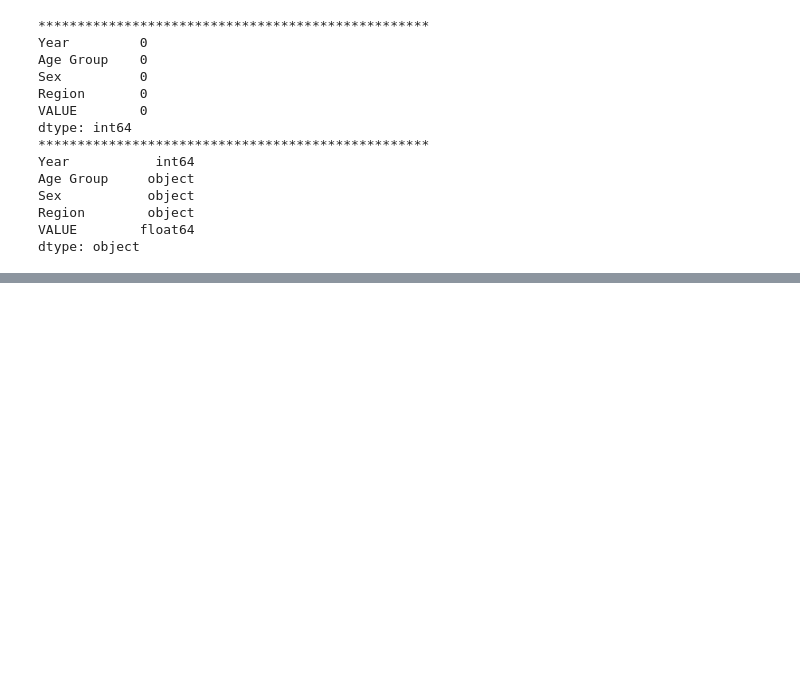
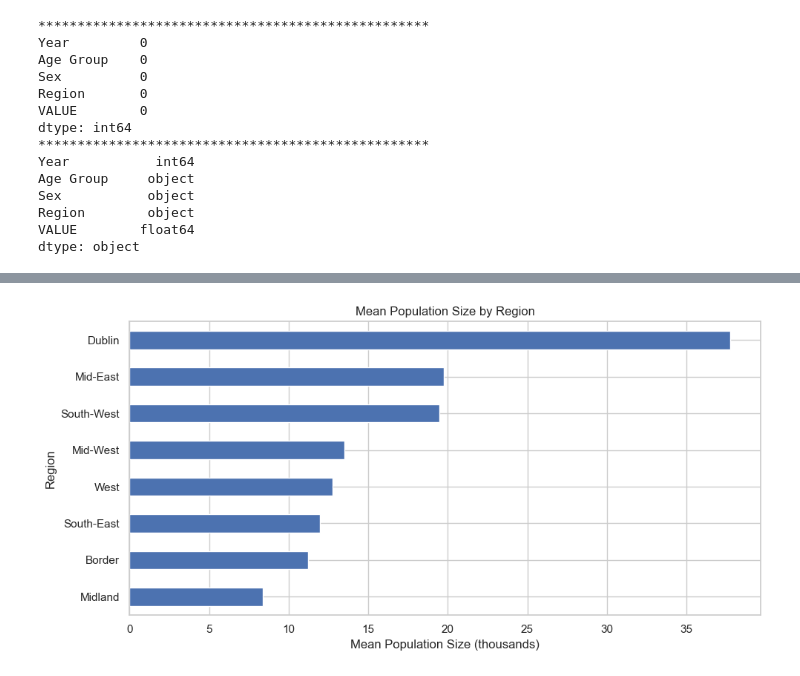
Before and after one commit to waseemmm737/Estimated_Population, a Jupyter notebook: main.ipynb, the cells around one changed output, grey strips where cells are left out. Saved outputs shown, nothing was run; the diff lists cells and outputs as text; code cells hidden in the pictures; blank space fills up the shorter version.

```diff
--- a/main.ipynb
+++ b/main.ipynb
@@ -331,0 +380,14 @@ dtype: object
+# %%
+# Calculate the mean population size by region and sort the values for better visualization
+mean_population = data_filtered.groupby('Region')['VALUE'].mean().sort_values()
+
+# Create a bar chart for mean population size by region
+plt.figure(figsize=(10, 5))
+mean_population.plot(kind='barh')
+plt.title('Mean Population Size by Region')
+plt.xlabel('Mean Population Size (thousands)')
+plt.ylabel('Region')
+plt.tight_layout()  # Adjust layout to fit labels
+plt.show()
+# %% [output]
+[figure, added]
```
Also changed, not shown: parts of 12 cells of this notebook.
